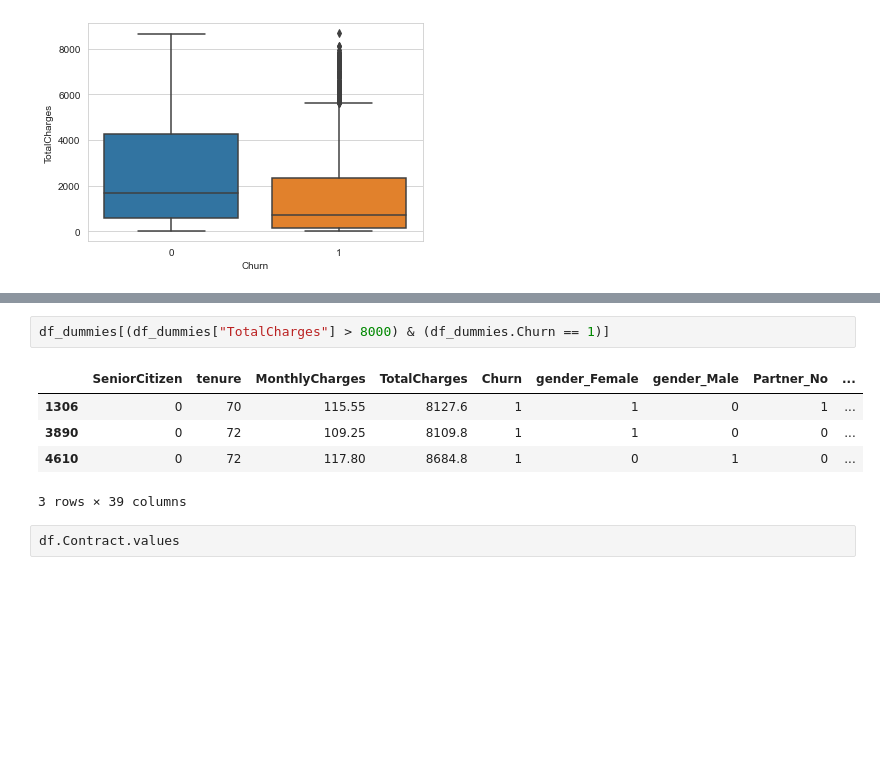
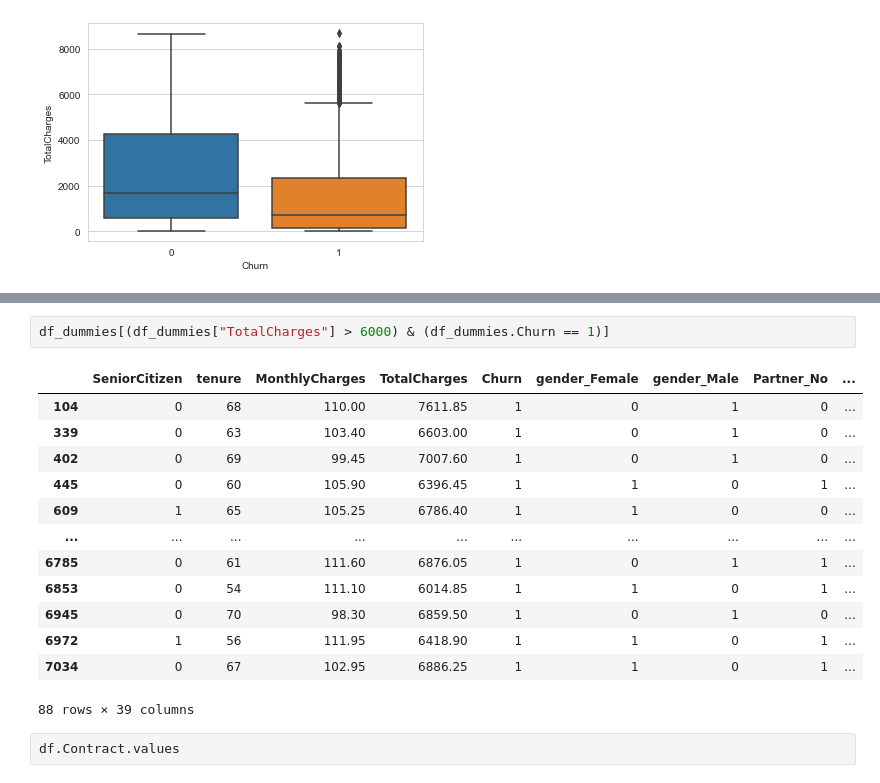
Before and after one commit to furkaneneseren/Telco-Churn-Prediction, a Jupyter notebook: churn-prediction.ipynb, the cells around one changed output, grey strips where cells are left out. Cells and saved outputs as stored; diff of their text form; blank space fills up the shorter version.

```diff
--- a/churn-prediction.ipynb
+++ b/churn-prediction.ipynb
@@ -432,11 +446,19 @@ sns.boxplot(x= df["Churn"], y=df["TotalCharges"], data=df);
 # %%
-df_dummies[(df_dummies["TotalCharges"] > 8000) & (df_dummies.Churn == 1)]
+df_dummies[(df_dummies["TotalCharges"] > 6000) & (df_dummies.Churn == 1)]
 # %% [output]
 |  | SeniorCitizen | tenure | MonthlyCharges | TotalCharges | Churn | gender_Female | gender_Male | Partner_No | ... |
-| 1306 | 0 | 70 | 115.55 | 8127.6 | 1 | 1 | 0 | 1 | ... |
-| 3890 | 0 | 72 | 109.25 | 8109.8 | 1 | 1 | 0 | 0 | ... |
-| 4610 | 0 | 72 | 117.80 | 8684.8 | 1 | 0 | 1 | 0 | ... |
+| 104 | 0 | 68 | 110.00 | 7611.85 | 1 | 0 | 1 | 0 | ... |
+| 339 | 0 | 63 | 103.40 | 6603.00 | 1 | 0 | 1 | 0 | ... |
+| 402 | 0 | 69 | 99.45 | 7007.60 | 1 | 0 | 1 | 0 | ... |
+| 445 | 0 | 60 | 105.90 | 6396.45 | 1 | 1 | 0 | 1 | ... |
+| 609 | 1 | 65 | 105.25 | 6786.40 | 1 | 1 | 0 | 0 | ... |
+| ... | ... | ... | ... | ... | ... | ... | ... | ... | ... |
+| 6785 | 0 | 61 | 111.60 | 6876.05 | 1 | 0 | 1 | 1 | ... |
+| 6853 | 0 | 54 | 111.10 | 6014.85 | 1 | 1 | 0 | 1 | ... |
+| 6945 | 0 | 70 | 98.30 | 6859.50 | 1 | 0 | 1 | 0 | ... |
+| 6972 | 1 | 56 | 111.95 | 6418.90 | 1 | 1 | 0 | 1 | ... |
+| 7034 | 0 | 67 | 102.95 | 6886.25 | 1 | 1 | 0 | 1 | ... |
-3 rows × 39 columns
+88 rows × 39 columns
 # %%
 df.Contract.values
 # %% [output]
```
Also changed, not shown: parts of 35 cells of this notebook.
